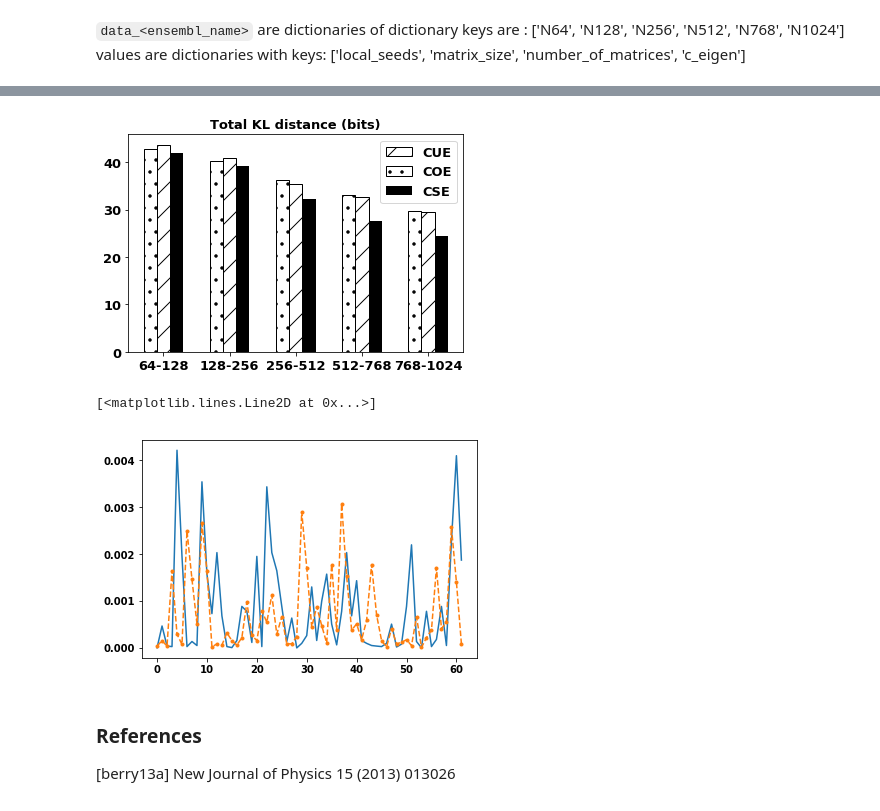
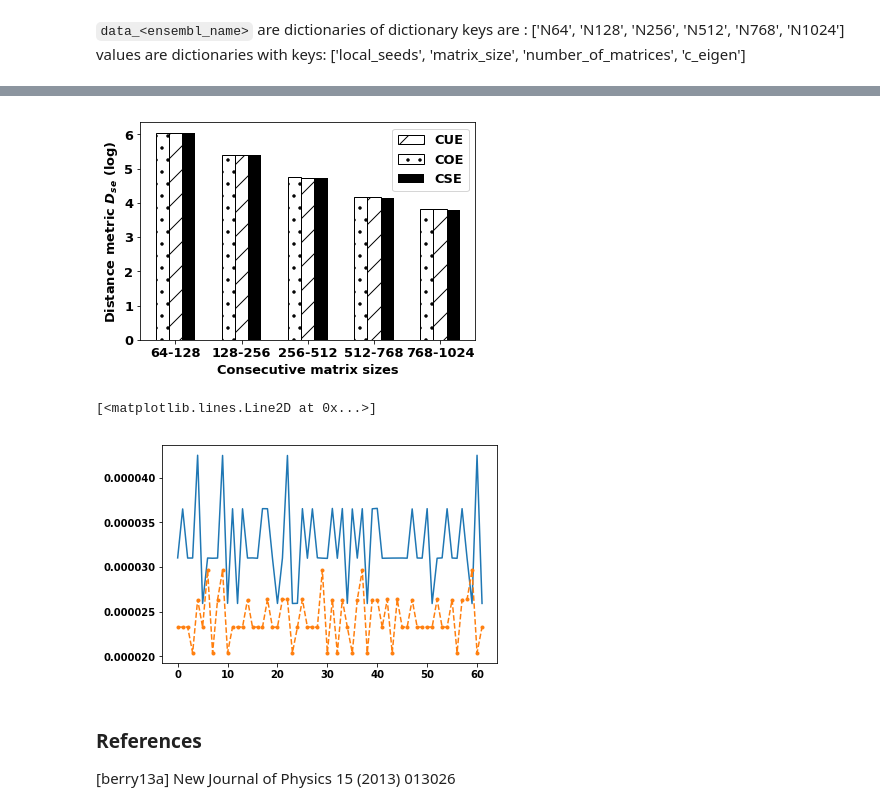
Before and after one commit to msuzen/bristol, a Jupyter notebook: works/spectralErgodicity/ergodicity_random_matrix_17a.ipynb, the cells around one changed output, grey strips where cells are left out. Drawn from its saved outputs; the diff is of its cells as text; code cells hidden in the pictures.

Commit message:
Update in computing spectral density and D_se

```diff
--- a/works/spectralErgodicity/ergodicity_random_matrix_17a.ipynb
+++ b/works/spectralErgodicity/ergodicity_random_matrix_17a.ipynb
@@ -128,7 +145,7 @@ plt.savefig('cse_eigen64.eps', format='eps', dpi=1000, bbox_inches='tight')
 # %%
 import numpy as np
 
-def spectral_density(c_eigen, ensemble_size, N, delta_rad=0.2):
+def spectral_density(c_eigen, ensemble_size, N, delta_rad=0.2, density=True):
     """
 
     Compute spectral density
@@ -150,7 +167,7 @@ def spectral_density(c_eigen, ensemble_size, N, delta_rad=0.2):
     """
     b_ks         = np.arange(-np.pi,np.pi, delta_rad) # bin edges
     b_ks_centres = b_ks[1:]-delta_rad/2.0             # bin centres
-    rho_ensemble = np.histogram(np.angle(c_eigen), bins=b_ks)
+    rho_ensemble = np.histogram(np.angle(c_eigen), bins=b_ks, density=density)
     return(np.column_stack((b_ks_centres, rho_ensemble[0]/float(ensemble_size))))
 
 
@@ -246,25 +245,27 @@ D_se_cue, D_se_coe, D_se_cse
 # %%
 %matplotlib inline
 import matplotlib.pylab as plt
 font = {
         'family' : 'normal',
         'weight' : 'bold',
-        'size'   : 13,
-}
+        'size'   : 13
+       }
 
 plt.rc('font', **font)
-plt.title("Total KL distance (bits)",**font)
+plt.title("",**font)
 ax     = plt.subplot(111)
-x      = np.arange(1,6)
+x      = np.arange(1, 6)
 labels = ['64-128', '128-256', '256-512', '512-768', '768-1024']
-r1=ax.bar(x, D_se_cue,width=0.2,fill=False,align='center', hatch='/', label='CUE')
-r2=ax.bar(x-0.2, D_se_coe,width=0.2,fill=False,align='center',hatch='.')
-r3=ax.bar(x+0.2, D_se_cse,width=0.2,color='black',align='center')
+r1=ax.bar(x, np.log10(D_se_cue),width=0.2,fill=False,align='center', hatch='/', label='CUE')
+r2=ax.bar(x-0.2, np.log10(D_se_coe),width=0.2,fill=False,align='center',hatch='.')
+r3=ax.bar(x+0.2, np.log10(D_se_cse),width=0.2,color='black',align='center')
 plt.xticks(x, labels)
-ax.legend( (r1[0], r2[0], r3[0]), ('CUE', 'COE', 'CSE') )
-plt.savefig('total_KL.eps', format='eps', dpi=1000, bbox_inches='tight')
+ax.legend((r1[0], r2[0], r3[0]), ('CUE', 'COE', 'CSE'))
+ax.set_xlabel("Consecutive matrix sizes", **font)
+ax.set_ylabel("Distance metric $D_{se}$ (log)", **font)
+plt.savefig('distance_metric_Dse.eps', format='eps', dpi=1000, bbox_inches='tight')
 # %% [output]
-[figure, old version]
+[figure, new version]
 # %%
 # CUE: Spectral plots  (not used in the manuscript)
 ensemble_size = 40
@@ -286,7 +287,7 @@ plt.plot(omega_cue_768, '-')
 plt.plot(omega_cue_1024, '.--')
 # %% [output]
 [<matplotlib.lines.Line2D at 0x...>]
-[figure, old version]
+[figure, new version]
 # %% [markdown]
 ### References
 [berry13a] New Journal of Physics 15 (2013) 013026
```
Also changed, not shown: parts of 7 cells of this notebook.
